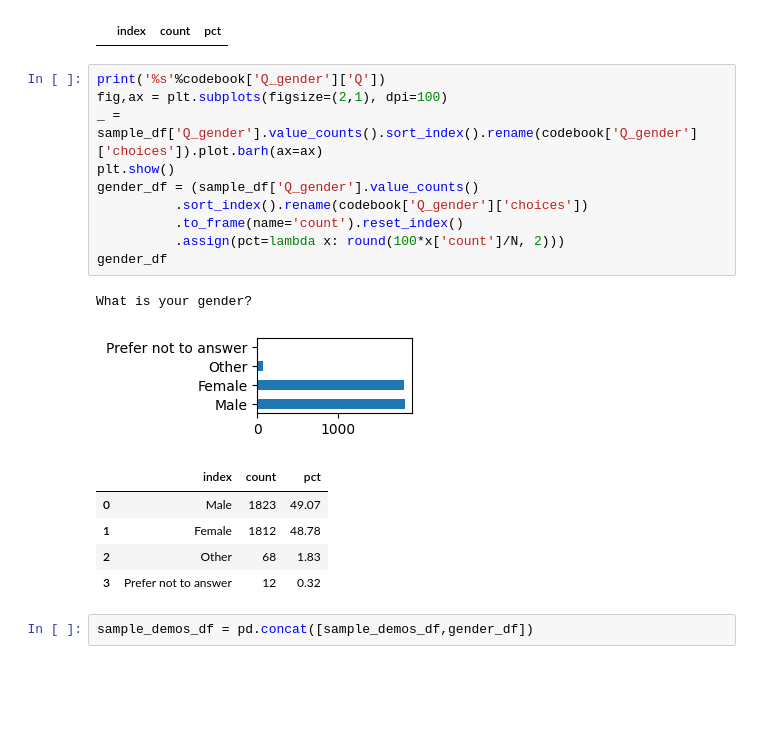
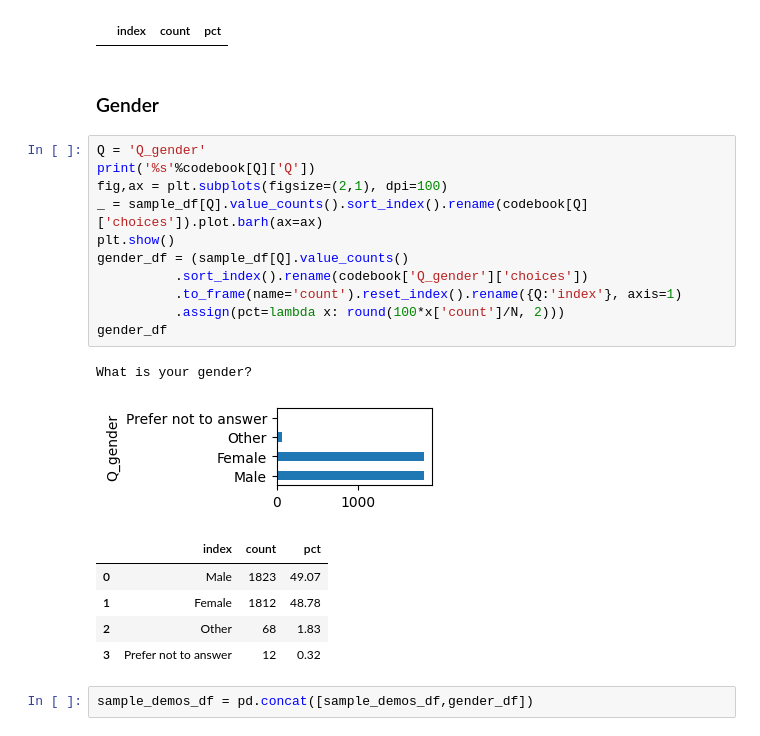
Before and after one commit to aberke/drones-consumer-privacy, a Jupyter notebook: data-analysis/survey-sample-demographics.ipynb, the cells around one changed output. Cells and saved outputs as stored; diff of their text form; blank space fills up the shorter version.

```diff
--- a/data-analysis/survey-sample-demographics.ipynb
+++ b/data-analysis/survey-sample-demographics.ipynb
@@ -189,19 +187,22 @@ sample_demos_df = pd.DataFrame({}, columns=sample_demos_cols)
 sample_demos_df
 # %% [output]
 |  | index | count | pct |
+# %% [markdown]
+### Gender
 # %%
-print('%s'%codebook['Q_gender']['Q'])
+Q = 'Q_gender'
+print('%s'%codebook[Q]['Q'])
 fig,ax = plt.subplots(figsize=(2,1), dpi=100)
-_ = sample_df['Q_gender'].value_counts().sort_index().rename(codebook['Q_gender']['choices']).plot.barh(ax=ax)
+_ = sample_df[Q].value_counts().sort_index().rename(codebook[Q]['choices']).plot.barh(ax=ax)
 plt.show()
-gender_df = (sample_df['Q_gender'].value_counts()
+gender_df = (sample_df[Q].value_counts()
           .sort_index().rename(codebook['Q_gender']['choices'])
-          .to_frame(name='count').reset_index()
+          .to_frame(name='count').reset_index().rename({Q:'index'}, axis=1)
           .assign(pct=lambda x: round(100*x['count']/N, 2)))
 gender_df
 # %% [output]
 What is your gender?
-[figure, old version]
+[figure, new version]
 |  | index | count | pct |
 | 0 | Male | 1823 | 49.07 |
 | 1 | Female | 1812 | 48.78 |
```
Also changed, not shown: parts of 31 cells of this notebook, 7 other files.
